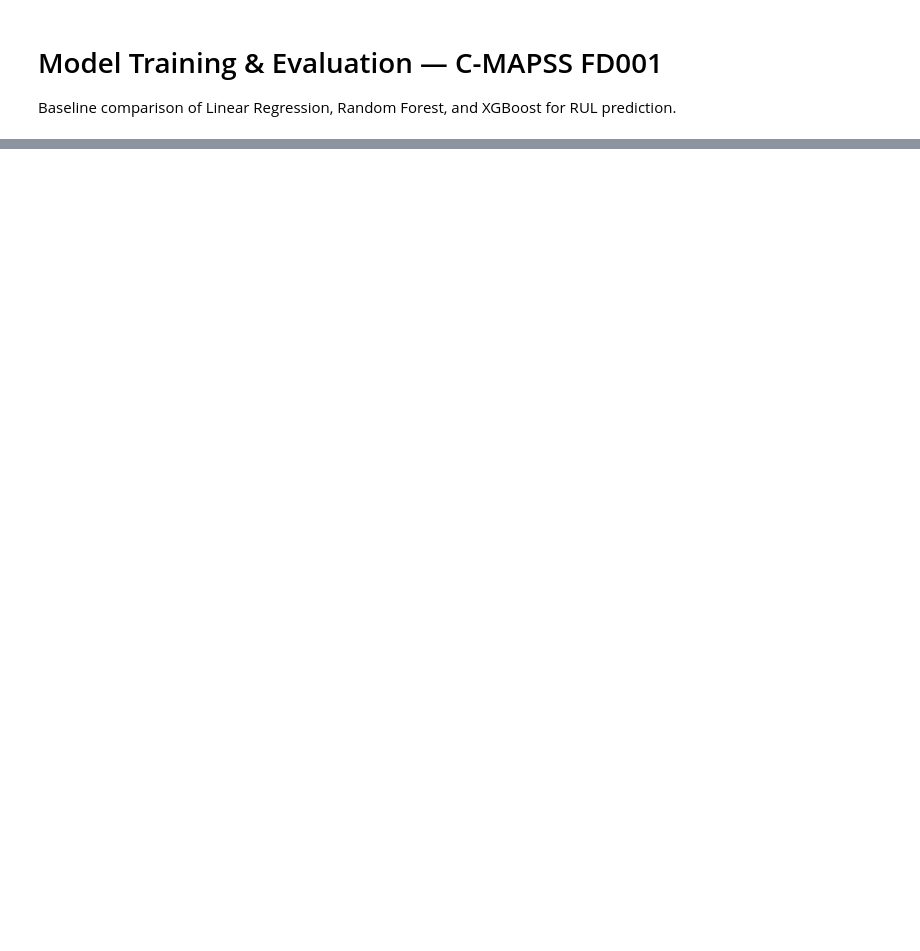
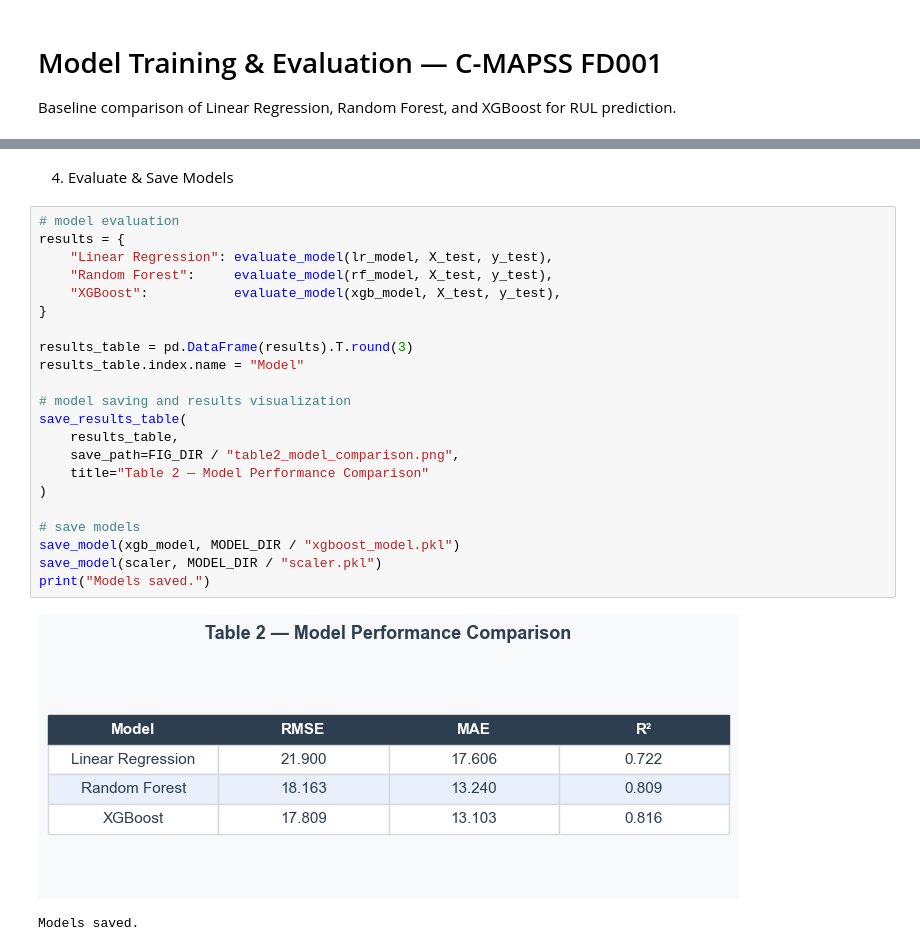
Before and after one commit to chandaAvishek/xai-aviation-rul, a Jupyter notebook: notebooks/models_training.ipynb, the cells around one changed output, grey strips where cells are left out. Drawn from its saved outputs; the diff is of its cells as text; blank space fills up the shorter version.

```diff
--- a/notebooks/models_training.ipynb
+++ b/notebooks/models_training.ipynb
@@ -30,0 +66,27 @@ Error:
+# %% [markdown]
+4. Evaluate & Save Models
+# %%
+# model evaluation
+results = {
+    "Linear Regression": evaluate_model(lr_model, X_test, y_test),
+    "Random Forest":     evaluate_model(rf_model, X_test, y_test),
+    "XGBoost":           evaluate_model(xgb_model, X_test, y_test),
+}
+
+results_table = pd.DataFrame(results).T.round(3)
+results_table.index.name = "Model"
+
+# model saving and results visualization
+save_results_table(
+    results_table,
+    save_path=FIG_DIR / "table2_model_comparison.png",
+    title="Table 2 — Model Performance Comparison"
+)
+
+# save models
+save_model(xgb_model, MODEL_DIR / "xgboost_model.pkl")
+save_model(scaler, MODEL_DIR / "scaler.pkl")
+print("Models saved.")
+# %% [output]
+[figure, added]
+Models saved.
```
Also changed, not shown: parts of 6 cells of this notebook, 8 other files.
